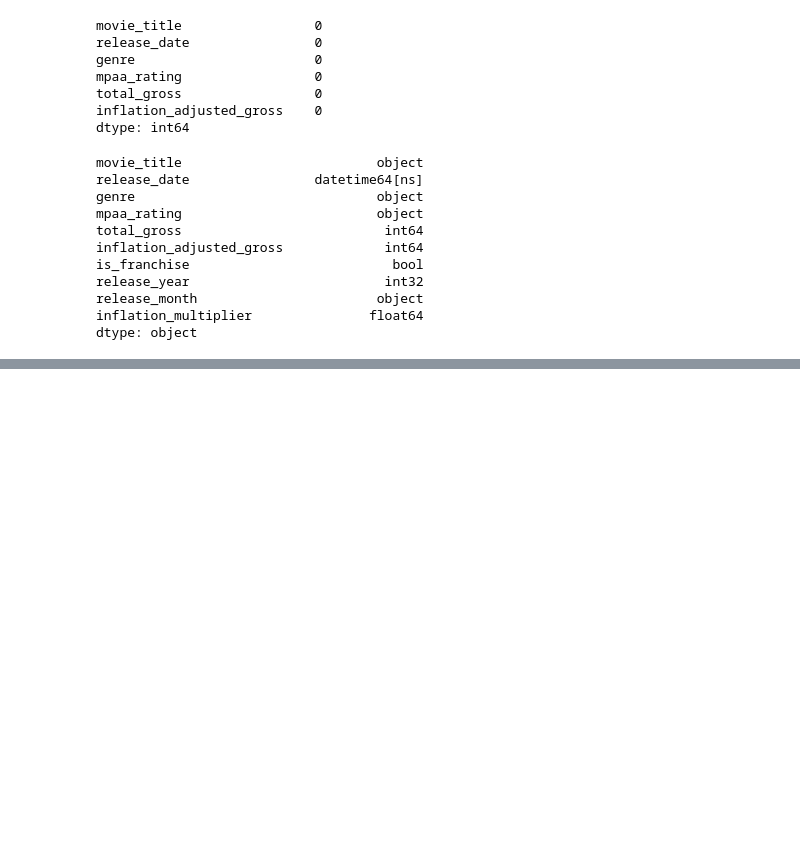
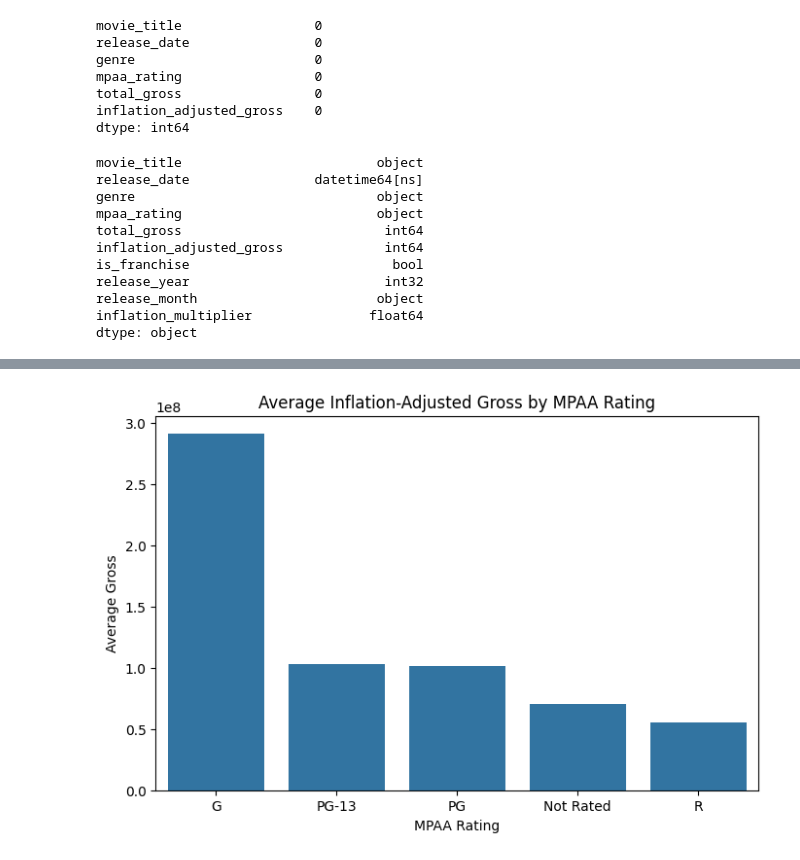
Before and after one commit to devdhruvsingh/Disney-data-analysis, a Jupyter notebook: data_preprocessing_analysis.ipynb, the cells around one changed output, grey strips where cells are left out. Saved outputs shown, nothing was run; the diff lists cells and outputs as text; code cells hidden in the pictures; blank space fills up the shorter version.

```diff
--- a/data_preprocessing_analysis.ipynb
+++ b/data_preprocessing_analysis.ipynb
@@ -122,0 +158,12 @@ df.to_excel('disney_movies_cleaned.xlsx', index=False)
+# %%
+# Revenue by mpaa rating
+rating_avg = df.groupby('mpaa_rating')['inflation_adjusted_gross'].mean().sort_values(ascending=False)
+
+plt.figure(figsize=(8,5))
+sns.barplot(x=rating_avg.index, y=rating_avg.values)
+plt.title("Average Inflation-Adjusted Gross by MPAA Rating")
+plt.xlabel("MPAA Rating")
+plt.ylabel("Average Gross")
+plt.show()
+# %% [output]
+[figure, added]
```
Also changed, not shown: parts of 9 cells of this notebook, 1 other file.
